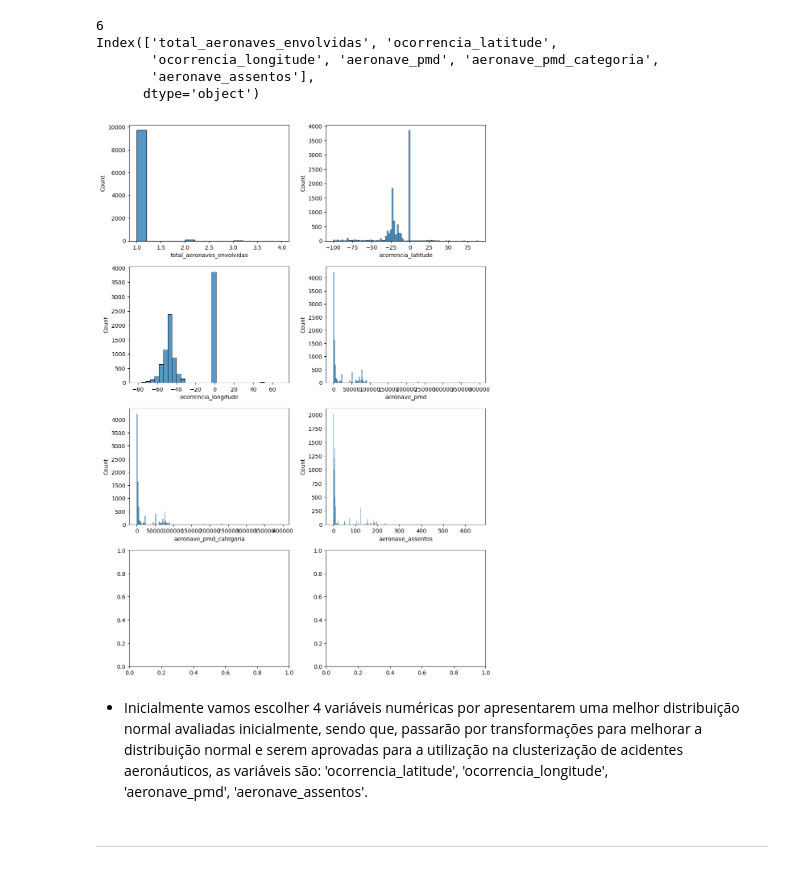
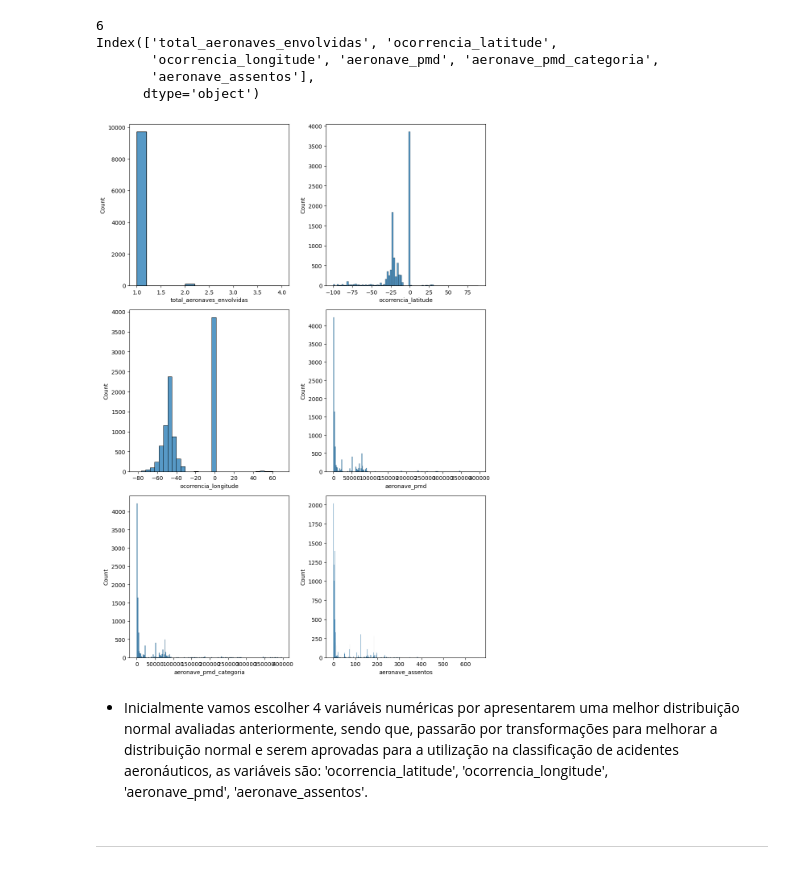
Before and after one commit to jairobernardesjunior/Cenipa_classification, a Jupyter notebook: 01 cenipa_classification_analisa.ipynb, the cells around one changed output. Cells and saved outputs as stored; diff of their text form; code cells hidden in the pictures.

```diff
--- a/01 cenipa_classification_analisa.ipynb
+++ b/01 cenipa_classification_analisa.ipynb
@@ -151,18 +152,18 @@ Index(['total_aeronaves_envolvidas', 'ocorrencia_latitude',
 # %%
 # plotando histogramas de variáveis numéricas
 # agora com o data frame que possui somente variáveis numéricas vamos plotar os histogramas dessas variáveis
 # para verificar se a distribuição está normalizada
 
-fig, axs = plt.subplots(nrows=4, ncols=2, figsize=(10, 14), tight_layout=True)
+fig, axs = plt.subplots(nrows=3, ncols=2, figsize=(10, 14), tight_layout=True)
 
 for ax, feature in zip(axs.flatten(), df_number):
     sns.histplot(x=feature, ax=ax, data=df_acidentes_aero)
 
 plt.show()
 # %% [output]
-[figure, old version]
+[figure, new version]
 # %% [markdown]
-- Inicialmente vamos escolher 4 variáveis numéricas por apresentarem uma melhor distribuição normal avaliadas inicialmente, sendo que, passarão por transformações para melhorar a distribuição normal e serem aprovadas para a utilização na clusterização de acidentes aeronáuticos, as variáveis são: 'ocorrencia_latitude', 'ocorrencia_longitude',
+- Inicialmente vamos escolher 4 variáveis numéricas por apresentarem uma melhor distribuição normal avaliadas anteriormente, sendo que, passarão por transformações para melhorar a distribuição normal e serem aprovadas para a utilização na classificação de acidentes aeronáuticos, as variáveis são: 'ocorrencia_latitude', 'ocorrencia_longitude',
  'aeronave_pmd', 'aeronave_assentos'.
 # %% [markdown]
 ---
```
Also changed, not shown: parts of 70 cells of this notebook.
